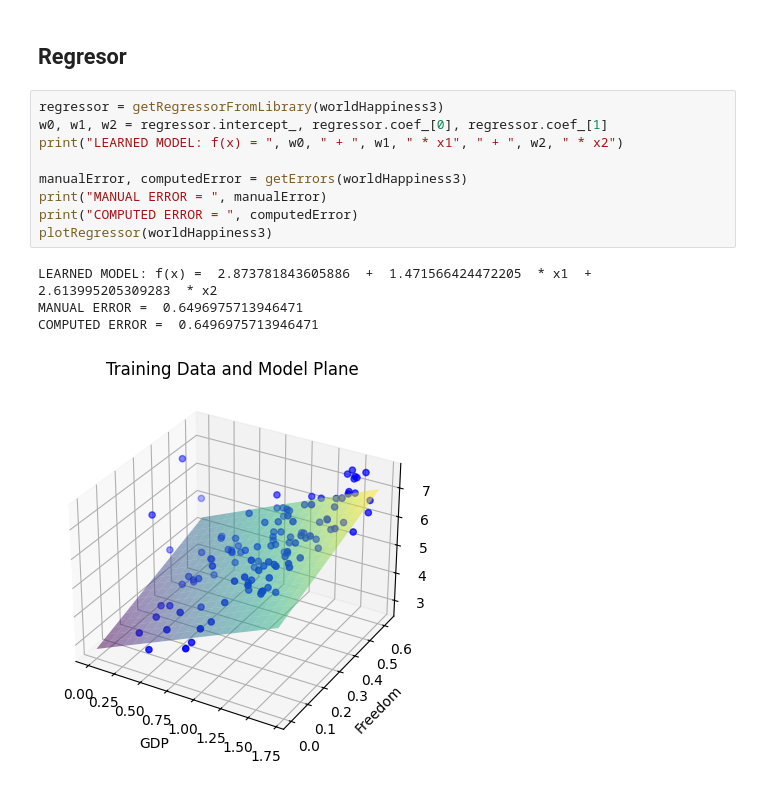
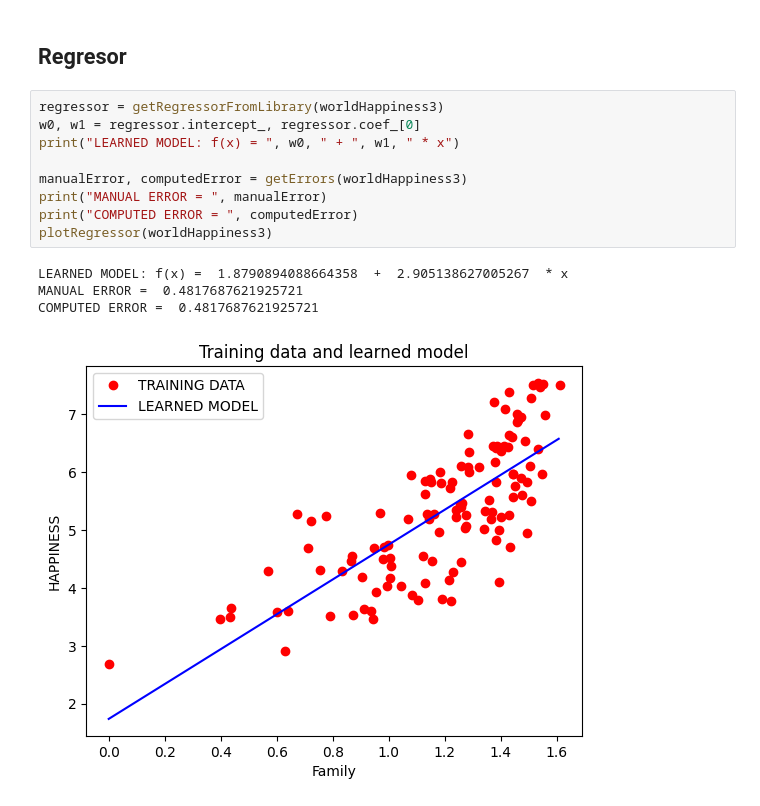
Before and after one commit to karinakentsch19/Laboratoare-AI, a Jupyter notebook: Lab5 - Rezolvarea unor probleme de regresie prin metode de învățare automată/Problema b.ipynb, the cells around one changed output. Drawn from its saved outputs; the diff is of its cells as text.

```diff
--- a/Lab5 - Rezolvarea unor probleme de regresie prin metode de învățare automată/Problema b.ipynb
+++ b/Lab5 - Rezolvarea unor probleme de regresie prin metode de învățare automată/Problema b.ipynb
@@ -230,15 +203,15 @@ plotTrainingAndValidationSets(worldHappiness3)
 <h2>Regresor</h2>
 # %%
 regressor = getRegressorFromLibrary(worldHappiness3)
-w0, w1, w2 = regressor.intercept_, regressor.coef_[0], regressor.coef_[1]
-print("LEARNED MODEL: f(x) = ", w0, " + ", w1, " * x1", " + ", w2, " * x2")
+w0, w1 = regressor.intercept_, regressor.coef_[0]
+print("LEARNED MODEL: f(x) = ", w0, " + ", w1, " * x")
 
 manualError, computedError = getErrors(worldHappiness3)
 print("MANUAL ERROR = ", manualError)
 print("COMPUTED ERROR = ", computedError)
 plotRegressor(worldHappiness3)
 # %% [output]
-LEARNED MODEL: f(x) =  2.873781843605886  +  1.471566424472205  * x1  +  2.613995205309283  * x2
-MANUAL ERROR =  0.6496975713946471
-COMPUTED ERROR =  0.6496975713946471
+LEARNED MODEL: f(x) =  1.8790894088664358  +  2.905138627005267  * x
+MANUAL ERROR =  0.4817687621925721
+COMPUTED ERROR =  0.4817687621925721
-[figure, old version]
+[figure, new version]
```
Also changed, not shown: parts of 18 cells of this notebook.
